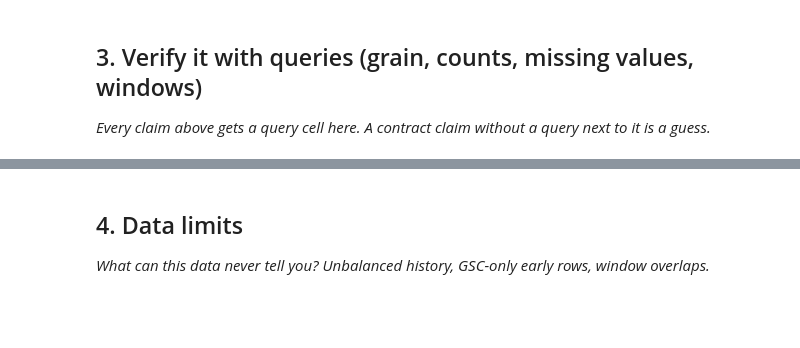
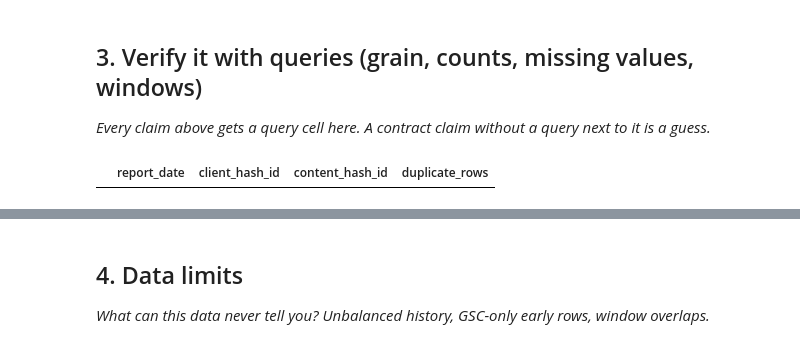
Before and after one commit to kundanmrj5-dev/Flyrrank-ml-Internship, a Jupyter notebook: work/notebooks/w03_data_contract.ipynb, the cells around one changed output, grey strips where cells are left out. Saved outputs shown, nothing was run; the diff lists cells and outputs as text; code cells hidden in the pictures; blank space fills up the shorter version.

```diff
--- a/work/notebooks/w03_data_contract.ipynb
+++ b/work/notebooks/w03_data_contract.ipynb
@@ -27,3 +91,15 @@ This skeleton is yours to fill. Work the sections **in order** — each one has
 # %%
 # This cell is for CODE (numbers, a query, a check).
 # Write your text answer in the cell ABOVE this one — typing sentences here breaks Run All.
+# %%
+q1 = con.execute(f"""
+    SELECT report_date, client_hash_id, content_hash_id, COUNT(*) AS duplicate_rows
+    FROM read_parquet('{FACT}')
+    GROUP BY report_date, client_hash_id, content_hash_id
+    HAVING COUNT(*) > 1
+    LIMIT 5
+""").df()
+
+display(q1)
+# %% [output]
+|  | report_date | client_hash_id | content_hash_id | duplicate_rows |
```
Also changed, not shown: parts of 10 cells of this notebook.
